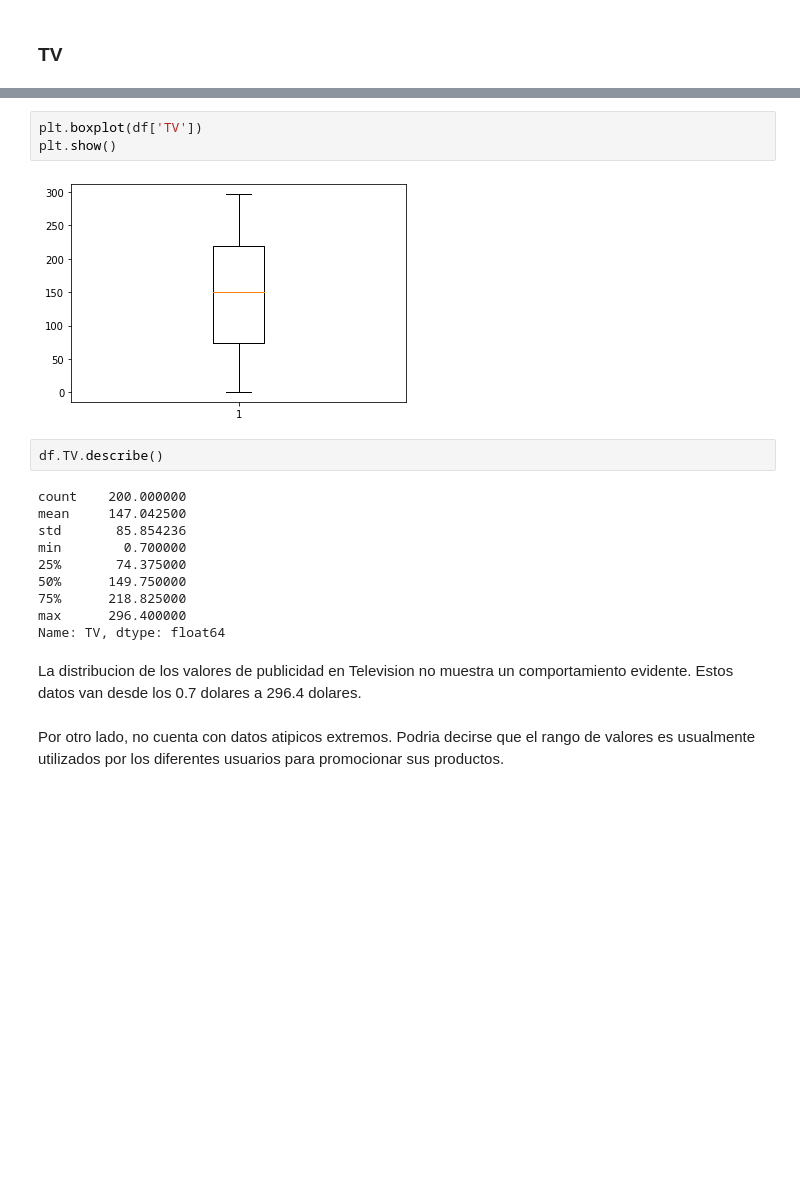
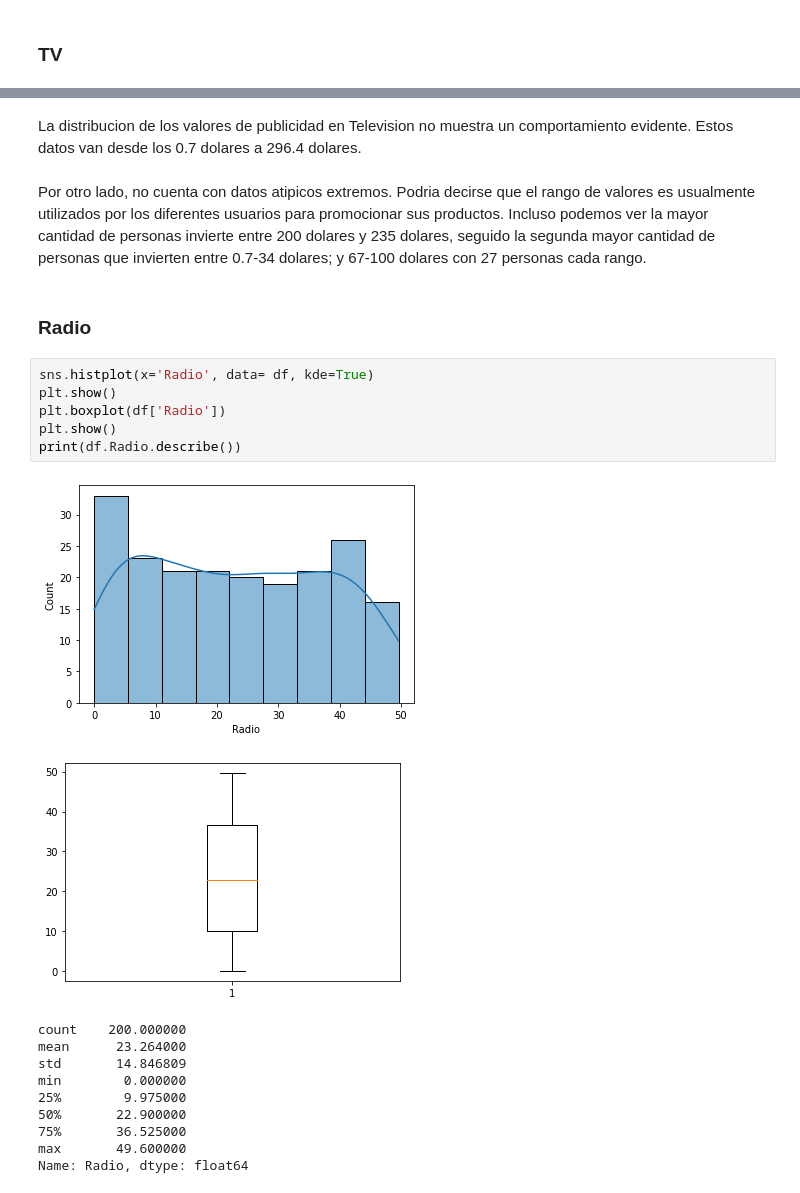
Before and after one commit to ForwardslashJP/Sales_Prediction, a Jupyter notebook: EDA_SalesPrediction.ipynb, the cells around one changed output, grey strips where cells are left out. Cells and saved outputs as stored; diff of their text form; blank space fills up the shorter version.

```diff
--- a/EDA_SalesPrediction.ipynb
+++ b/EDA_SalesPrediction.ipynb
@@ -51,21 +64,24 @@ sns.histplot(x='TV', data= df, kde=True)
-# %%
-plt.boxplot(df['TV'])
-plt.show()
-# %% [output]
-[figure, removed]
-# %%
-df.TV.describe()
-# %% [output]
-count    200.000000
-mean     147.042500
-std       85.854236
-min        0.700000
-25%       74.375000
-50%      149.750000
-75%      218.825000
-max      296.400000
-Name: TV, dtype: float64
 # %% [markdown]
 La distribucion de los valores de publicidad en Television no muestra un comportamiento evidente. Estos datos van desde los 0.7 dolares a 296.4 dolares.
 # %% [markdown]
-Por otro lado, no cuenta con datos atipicos extremos. Podria decirse que el rango de valores es usualmente utilizados por los diferentes usuarios para promocionar sus productos.
+Por otro lado, no cuenta con datos atipicos extremos. Podria decirse que el rango de valores es usualmente utilizados por los diferentes usuarios para promocionar sus productos. Incluso podemos ver la mayor cantidad de personas invierte entre 200 dolares y 235 dolares, seguido la segunda mayor cantidad de personas que invierten entre 0.7-34 dolares; y 67-100 dolares con 27 personas cada rango.
+# %% [markdown]
+### Radio
+# %%
+sns.histplot(x='Radio', data= df, kde=True)
+plt.show()
+plt.boxplot(df['Radio'])
+plt.show()
+print(df.Radio.describe())
+# %% [output]
+[figure, added]
+[figure, added]
+count    200.000000
+mean      23.264000
+std       14.846809
+min        0.000000
+25%        9.975000
+50%       22.900000
+75%       36.525000
+max       49.600000
+Name: Radio, dtype: float64
```
Also changed, not shown: parts of 13 cells of this notebook.
